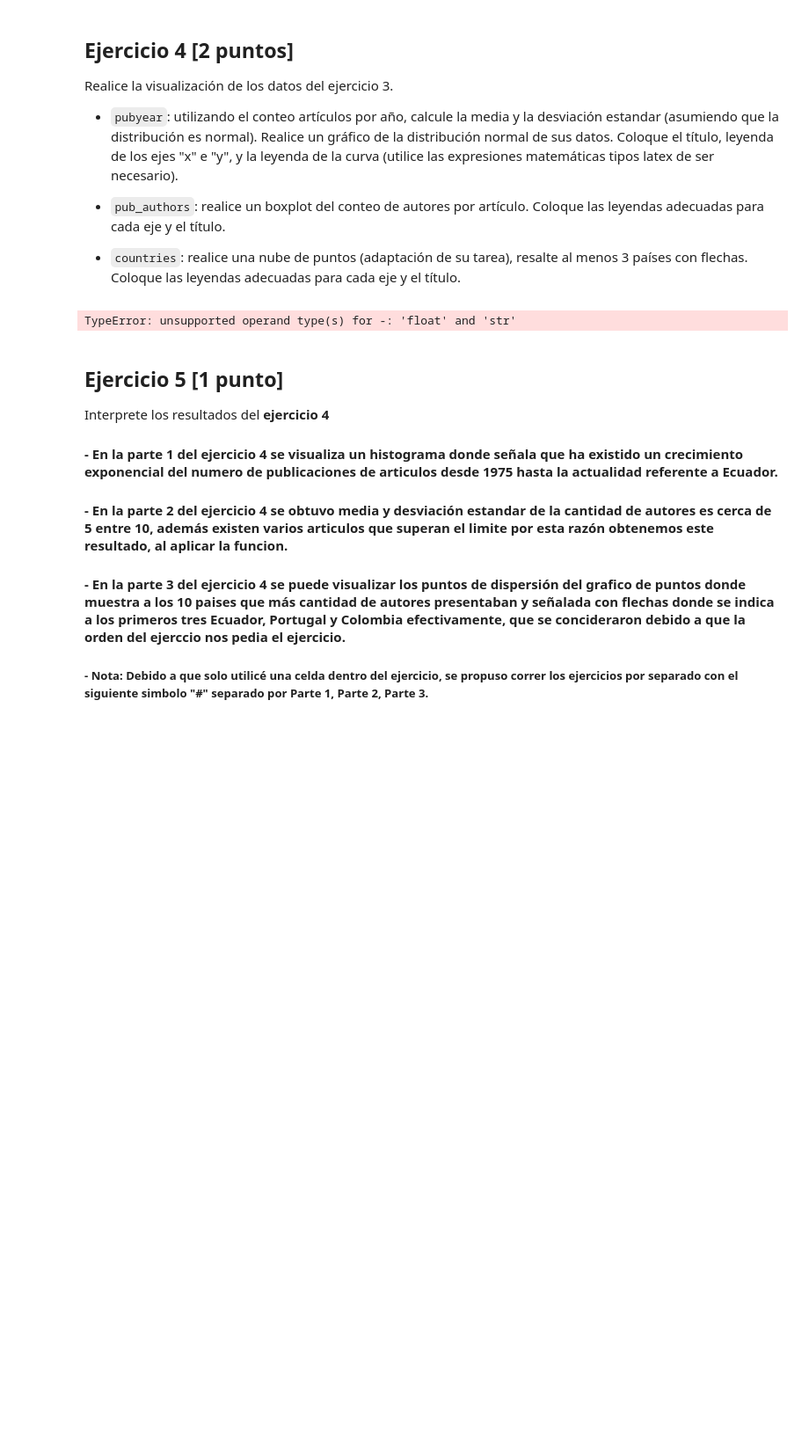
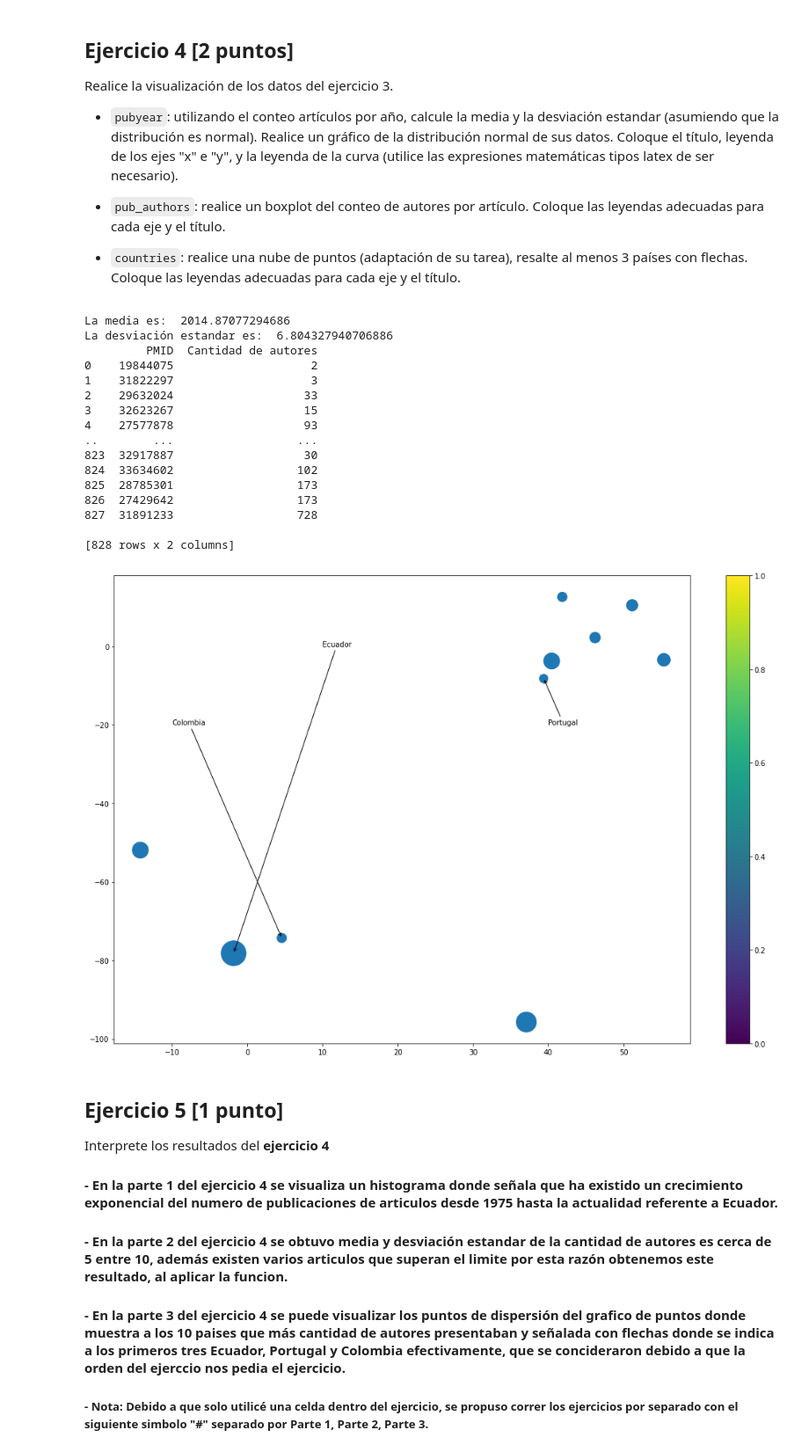
Before and after one commit to JhimyR/E2_ExamenParcial, a Jupyter notebook: 2021II_GBI6_ExamenParcialPython.ipynb, the cells around one changed output. Shown at 88% size. Cells and saved outputs as stored; diff of their text form; code cells hidden in the pictures; blank space fills up the shorter version.

```diff
--- a/2021II_GBI6_ExamenParcialPython.ipynb
+++ b/2021II_GBI6_ExamenParcialPython.ipynb
@@ -211,50 +211,67 @@ Realice la visualización de los datos del ejercicio 3.
 import pandas as pd
 import matplotlib.pyplot as plot
 from collections import Counter
-#pub_año["Año de publicación"] = pub_año["Año de publicación"].astype("int")
+pub_año["Año de publicación"] = pub_año["Año de publicación"].astype("int")
 mean_py = pub_año["Año de publicación"].mean()
 sd_py = pub_año["Año de publicación"].std()
 print ("La media es: ", mean_py)
 print ("La desviación estandar es: ", sd_py)
+###########################################################################
 #print (pub_year["Año de publicación"])
 intervalos = range(min(pub_año["Año de publicación"]), max(pub_año["Año de publicación"]))
 plot.hist(x=pub_año["Año de publicación"], color = "purple")
 plot.title("Articulos publicados en función del año")
 plot.xlabel("Año")
 plot.ylabel("Repeticiones")
-
+##########################################################################
 boxplot = pub_autor[0:827].boxplot(column=["Cantidad de autores"])
 plot.title("Lista de autores por publicación de articulos")
 plot.ylabel("Frecuencia")
 print (pub_autor)
 countries = countries.sort_values("cantidad de autores")
 max_pais = (countries[104:])
-
+##########################################################################
 countries_lat = [39.399872, 4.570868, 41.87194, 46.227638, 51.165691, 55.378051,
                 40.463667, -14.235004, 37.09024, -1.831239  ]
 
 countries_long = [-8.224454, -74.297333, 12.56738, 2.213749, 10.451526, -3.435973,
                  -3.74922, -51.92528, -95.712891, -78.183406]
 repeticiones = [143, 173, 177, 221, 253, 316, 499, 501, 784, 1206]
 
 import matplotlib.pyplot as plot
 %matplotlib inline
 
 plot.scatter(countries_lat, countries_long, repeticiones)
 plot.colorbar()
 ard = dict(arrowstyle="->")
 plot.annotate("Ecuador", xy = (-1.831239, -78.183406 ),
              xytext = (10,0), arrowprops = ard)
 plot.annotate("Portugal", xy= (39.399872, -8.224454),
             xytext = (40, -20), arrowprops = ard)
 plot.annotate("Colombia", xy= (4.570868, -74.297333),
             xytext = (-10, -20), arrowprops = ard)
 params = plot.gcf()
 plSize = params.get_size_inches()
 params.set_size_inches( (plSize[0] * 3, plSize[1] * 3) )
 plot.show()
 # %% [output]
-TypeError: unsupported operand type(s) for -: 'float' and 'str'
+La media es:  2014.87077294686
+La desviación estandar es:  6.804327940706886
+         PMID  Cantidad de autores
+0    19844075                    2
+1    31822297                    3
+2    29632024                   33
+3    32623267                   15
+4    27577878                   93
+..        ...                  ...
+823  32917887                   30
+824  33634602                  102
+825  28785301                  173
+826  27429642                  173
+827  31891233                  728
+
+[828 rows x 2 columns]
+[figure, added]
 # %% [markdown]
 ## Ejercicio 5 [1 punto]
 
```
